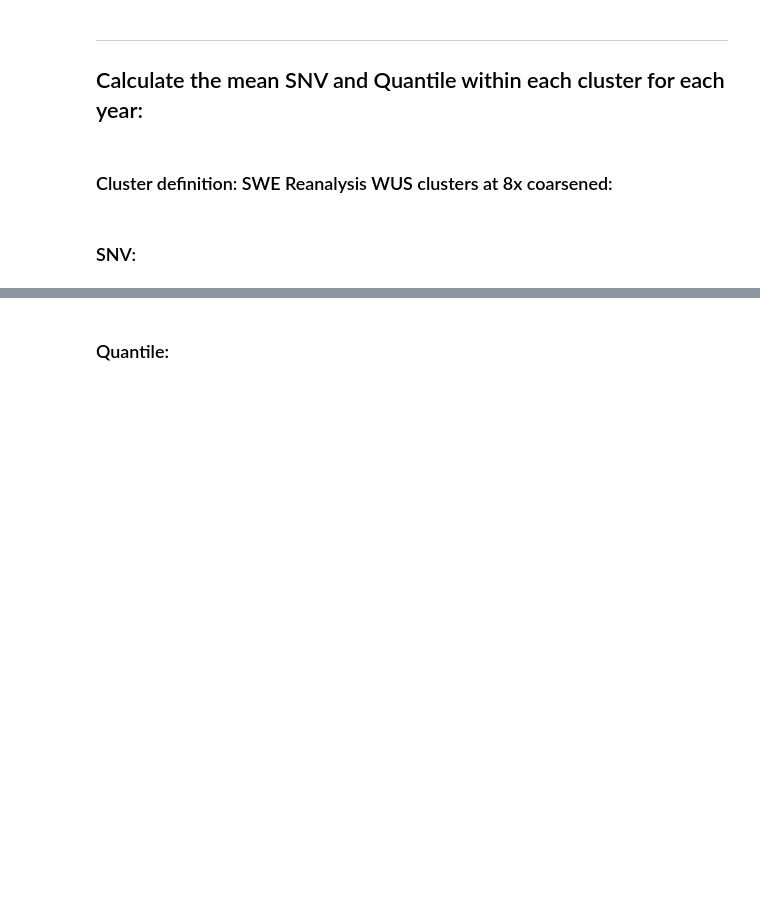
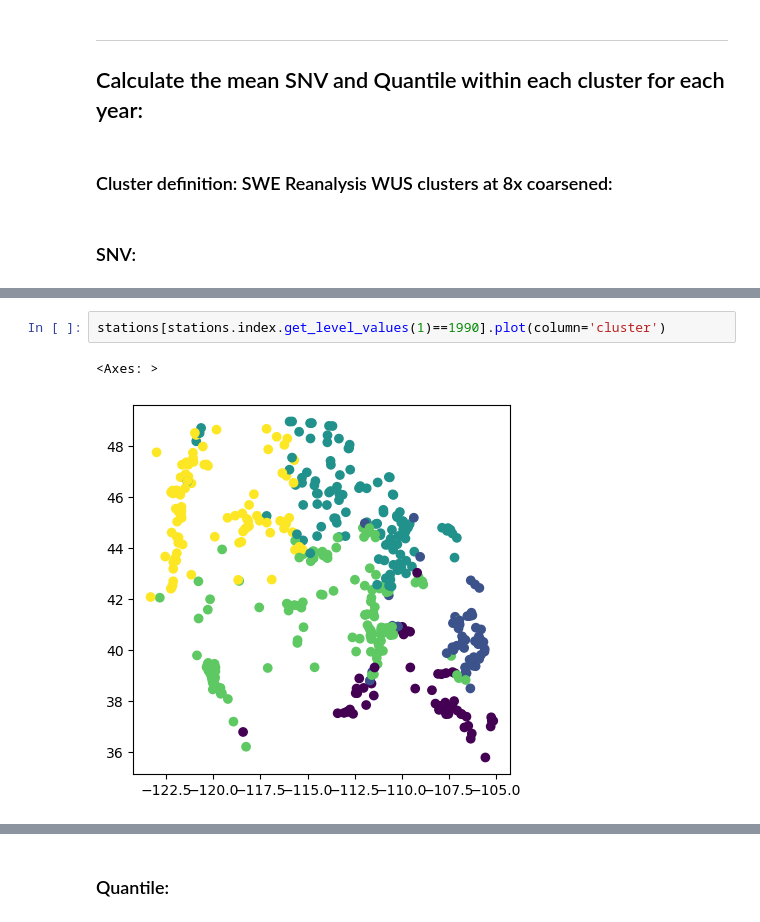
Before and after one commit to bessoh2/correlated-domains, a Jupyter notebook: notebooks/intermediate_file_production.ipynb, the cells around one changed output, grey strips where cells are left out. Cells and saved outputs as stored; diff of their text form; blank space fills up the shorter version.

```diff
--- a/notebooks/intermediate_file_production.ipynb
+++ b/notebooks/intermediate_file_production.ipynb
@@ -220,0 +238,5 @@ ______
+# %%
+stations[stations.index.get_level_values(1)==1990].plot(column='cluster')
+# %% [output]
+<Axes: >
+[figure, added]
```
Also changed, not shown: parts of 64 cells of this notebook, 32 other files.
